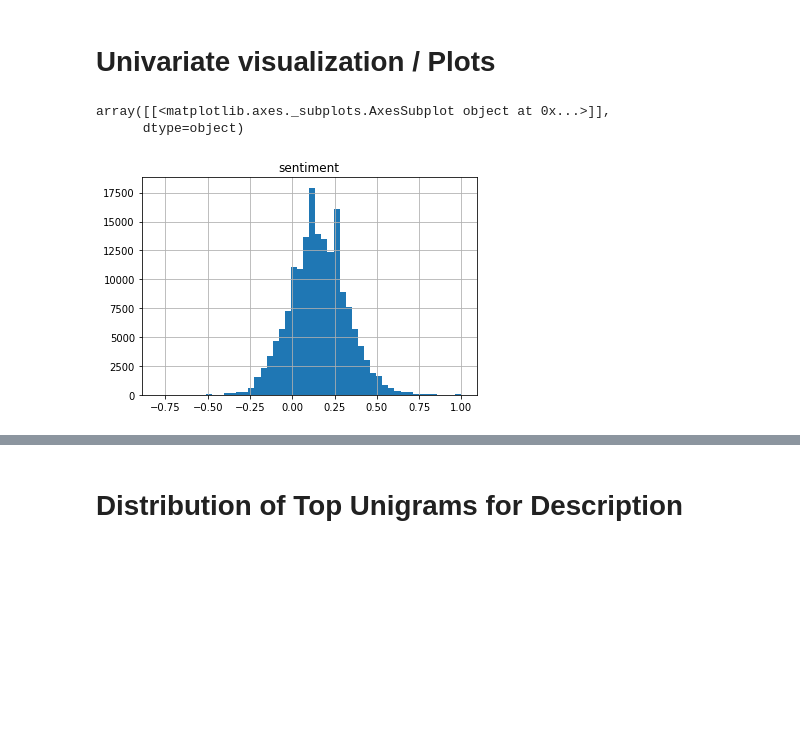
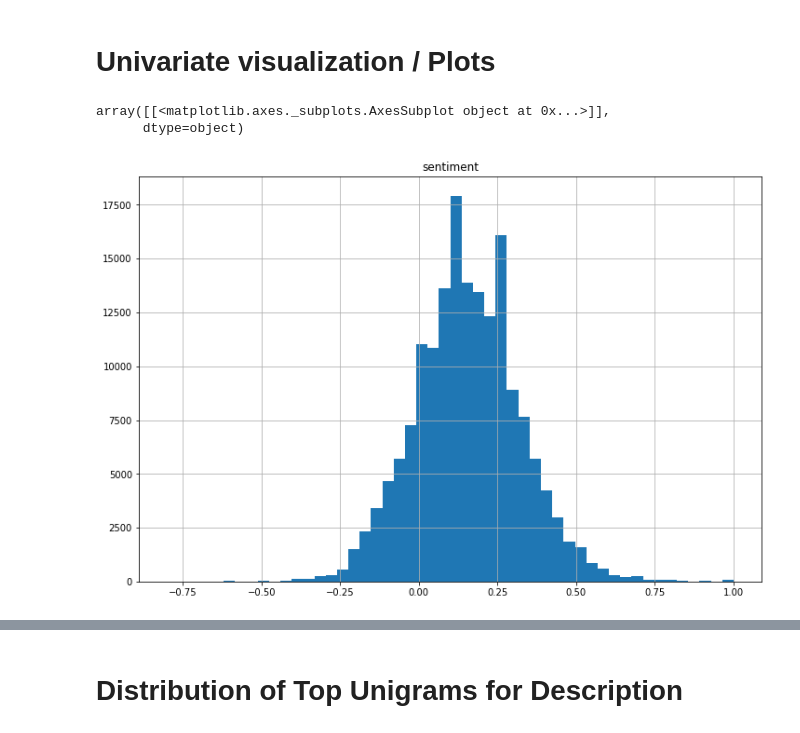
Before and after one commit to erictonian/FinalProject-WorldWineWebML, a Jupyter notebook: analysis/description_analysis.ipynb, the cells around one changed output, grey strips where cells are left out. Cells and saved outputs as stored; diff of their text form; code cells hidden in the pictures; blank space fills up the shorter version.

```diff
--- a/analysis/description_analysis.ipynb
+++ b/analysis/description_analysis.ipynb
@@ -95,10 +96,10 @@ wine_df.loc[wine_df.sentiment == 1.0]
 # Univariate visualization / Plots
 # %%
 # Get the distribution of sentiment scores for description
-wine_df.hist(column="sentiment", bins = 50)
+wine_df.hist(column="sentiment", bins = 50, figsize = (12,8))
 # %% [output]
 array([[<matplotlib.axes._subplots.AxesSubplot object at 0x...>]],
       dtype=object)
-[figure, old version]
+[figure, new version]
 # %%
 # distirbtuion of points and word count
```
Also changed, not shown: parts of 10 cells of this notebook, 2 other files.
